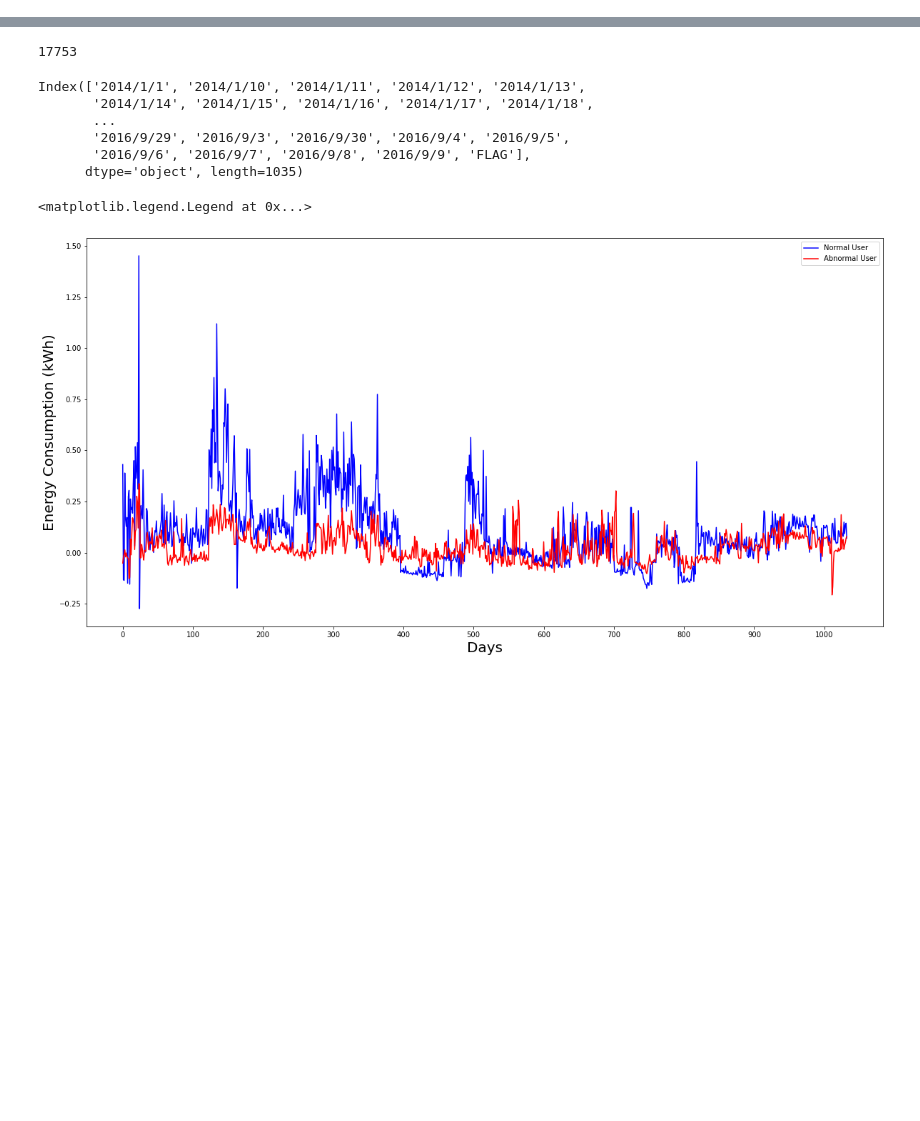
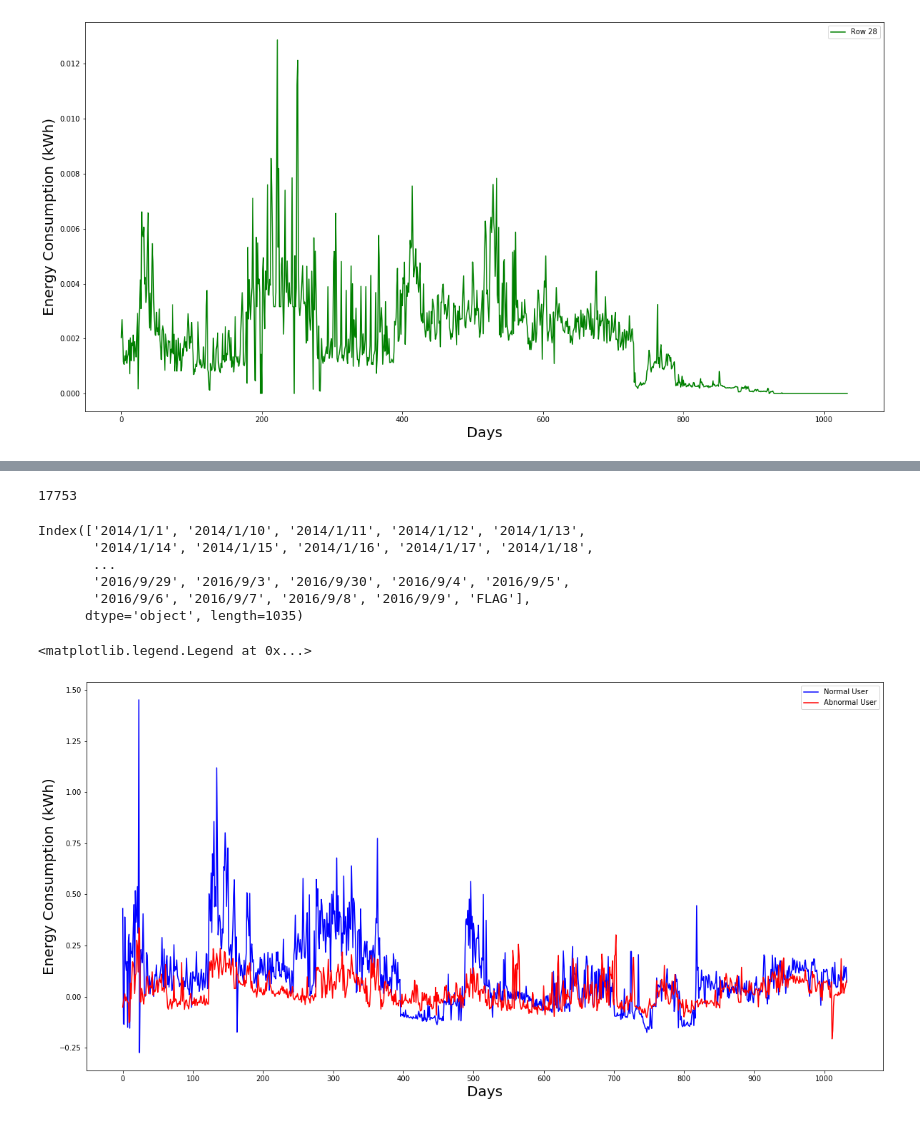
Before and after one commit to vmm221313/Energy_Theft, a Jupyter notebook: plots.ipynb, the cells around one changed output, grey strips where cells are left out. Saved outputs shown, nothing was run; the diff lists cells and outputs as text; code cells hidden in the pictures; blank space fills up the shorter version.

```diff
--- a/plots.ipynb
+++ b/plots.ipynb
@@ -32,0 +77,10 @@ df = (df - df.mean())/df.std()
+# %%
+row = 28
+plt.figure(figsize=(20, 10))
+plt.plot(df.iloc[row].to_list(), color='green')
+plt.xlabel('Days', fontsize=20)
+plt.ylabel('Energy Consumption (kWh)', fontsize=20)
+plt.legend(['Row {}'.format(row)])
+plt.savefig('plots/data_analysis/row{}.png'.format(row))
+# %% [output]
+[figure, added]
```
Also changed, not shown: parts of 45 cells of this notebook, 8 other files.
